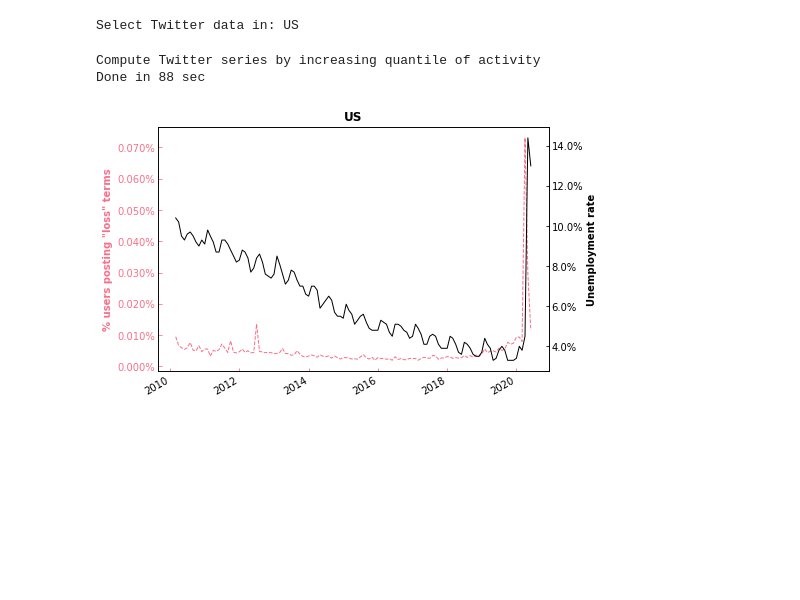
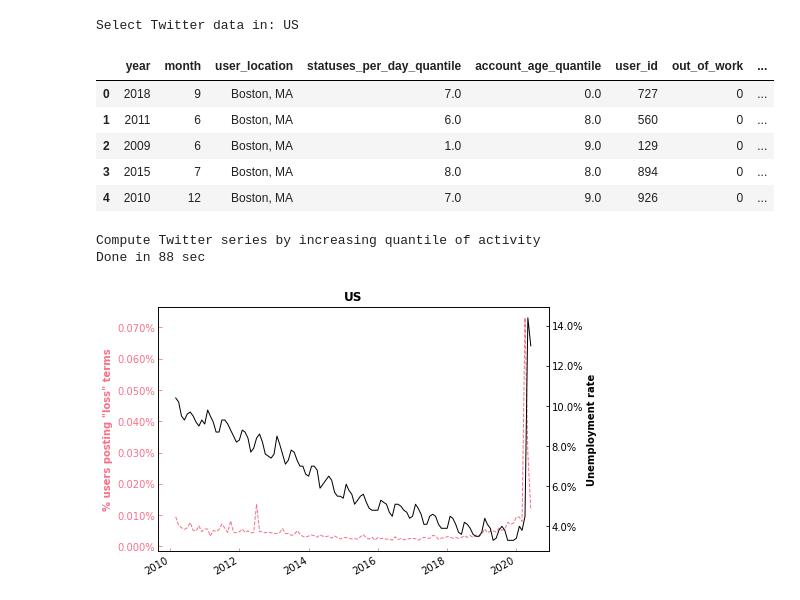
Before and after one commit to spfraib/twitter, a Jupyter notebook: 6-keywords/6.6-get-labor-market-predictions-country-level.ipynb, the cells around one changed output. Saved outputs shown, nothing was run; the diff lists cells and outputs as text; code cells hidden in the pictures; blank space fills up the shorter version.

```diff
--- a/6-keywords/6.6-get-labor-market-predictions-country-level.ipynb
+++ b/6-keywords/6.6-get-labor-market-predictions-country-level.ipynb
@@ -59,10 +107,19 @@ Prepare unemployment data
 # %%
 print('Select Twitter data in:', country_code)
-df2=users_counts.merge(user_locations.loc[user_locations.country_short==country_code,['user_location']]).drop('user_location',1)
+df2=users_counts.merge(user_locations.loc[user_locations.country_short==country_code,['user_location']])
 df2.year=df2.year.astype(int)
 df2.month=df2.month.astype(int)
 # %% [output]
 Select Twitter data in: US
+# %%
+df2.head()
+# %% [output]
+|  | year | month | user_location | statuses_per_day_quantile | account_age_quantile | user_id | out_of_work | ... |
+| 0 | 2018 | 9 | Boston, MA | 7.0 | 0.0 | 727 | 0 | ... |
+| 1 | 2011 | 6 | Boston, MA | 6.0 | 8.0 | 560 | 0 | ... |
+| 2 | 2009 | 6 | Boston, MA | 1.0 | 9.0 | 129 | 0 | ... |
+| 3 | 2015 | 7 | Boston, MA | 8.0 | 8.0 | 894 | 0 | ... |
+| 4 | 2010 | 12 | Boston, MA | 7.0 | 9.0 | 926 | 0 | ... |
 # %%
 print('Compute Twitter series by increasing quantile of activity')
 start = timer()
```
Also changed, not shown: parts of 9 cells of this notebook, 1 other file.
